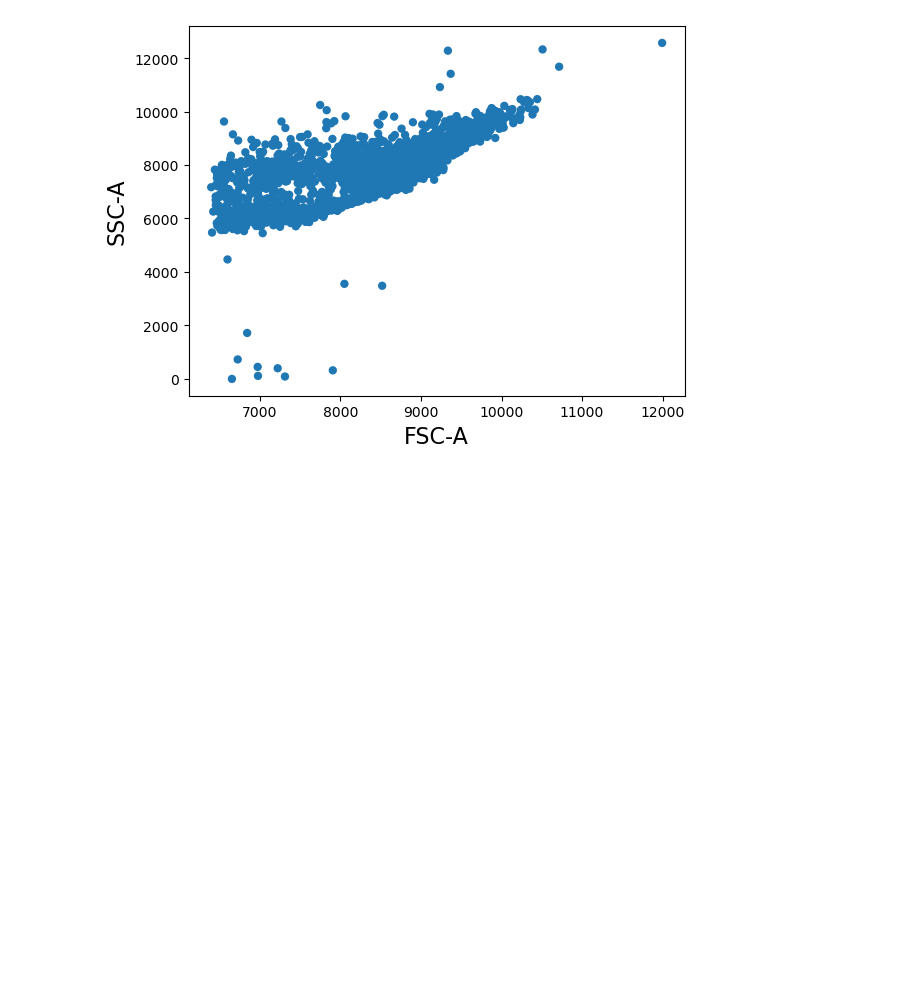
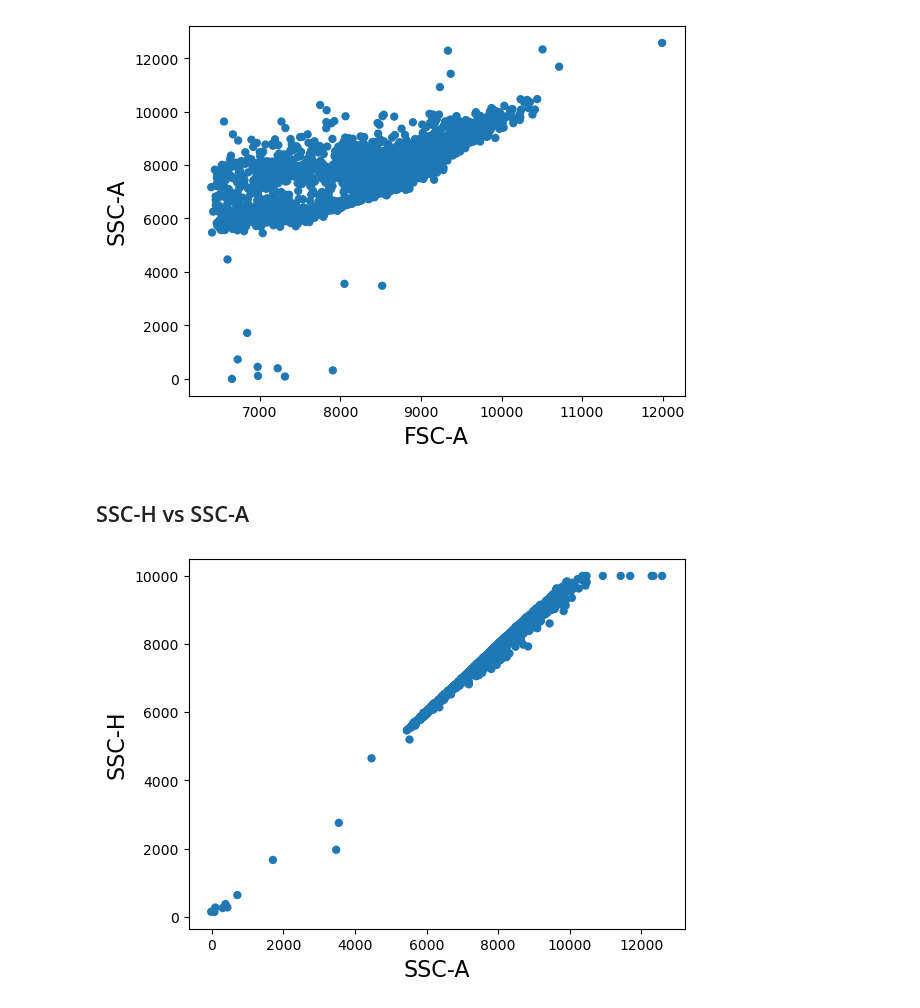
Before and after one commit to elenajusto/immunology-2, a Jupyter notebook: main.ipynb, the cells around one changed output. Saved outputs shown, nothing was run; the diff lists cells and outputs as text; code cells hidden in the pictures; blank space fills up the shorter version.

```diff
--- a/main.ipynb
+++ b/main.ipynb
@@ -205,4 +205,12 @@ figure();
 tsample.plot(['FSC-A','SSC-A'], kind='scatter');
 # %% [output]
 [figure]
+# %% [markdown]
+## SSC-H vs SSC-A
+# %%
+# Scatterplot
+figure();
+tsample.plot(['SSC-A','SSC-H'], kind='scatter');
+# %% [output]
+[figure, added]
 # %% [markdown]
```
Also changed, not shown: parts of 5 cells of this notebook, 1 other file.
